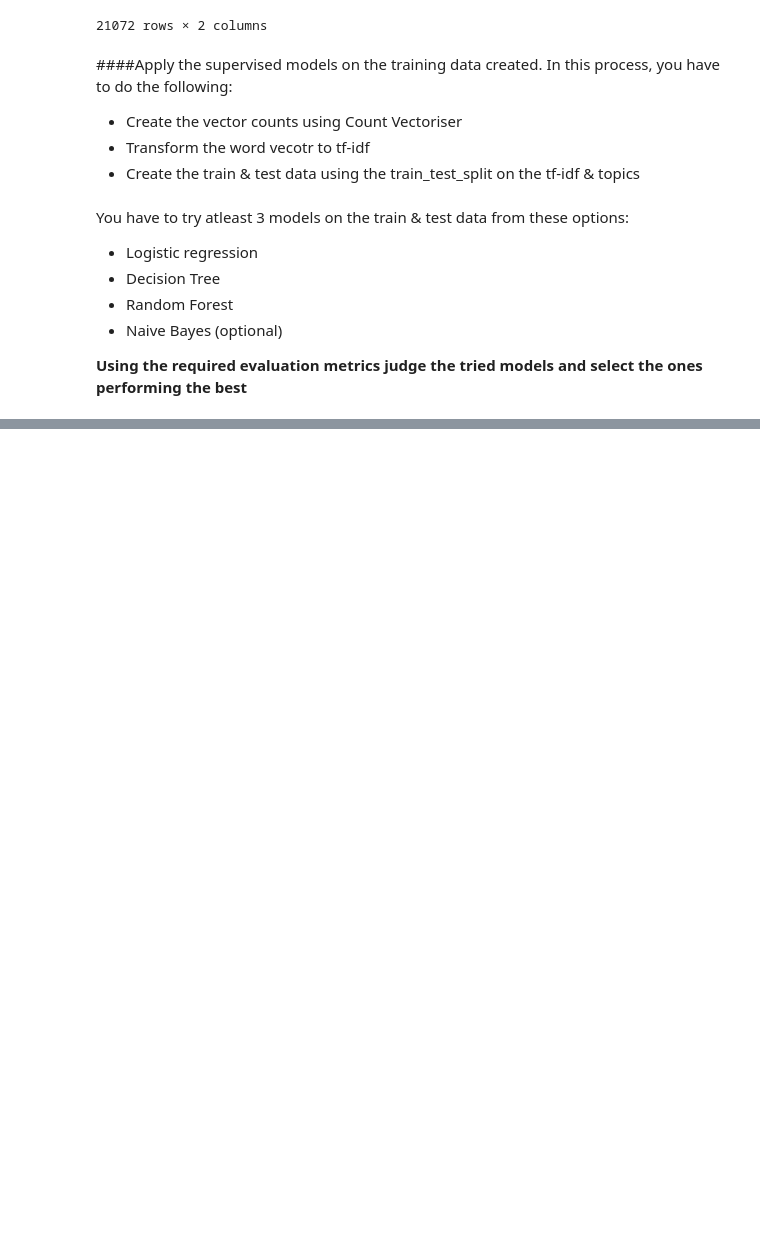
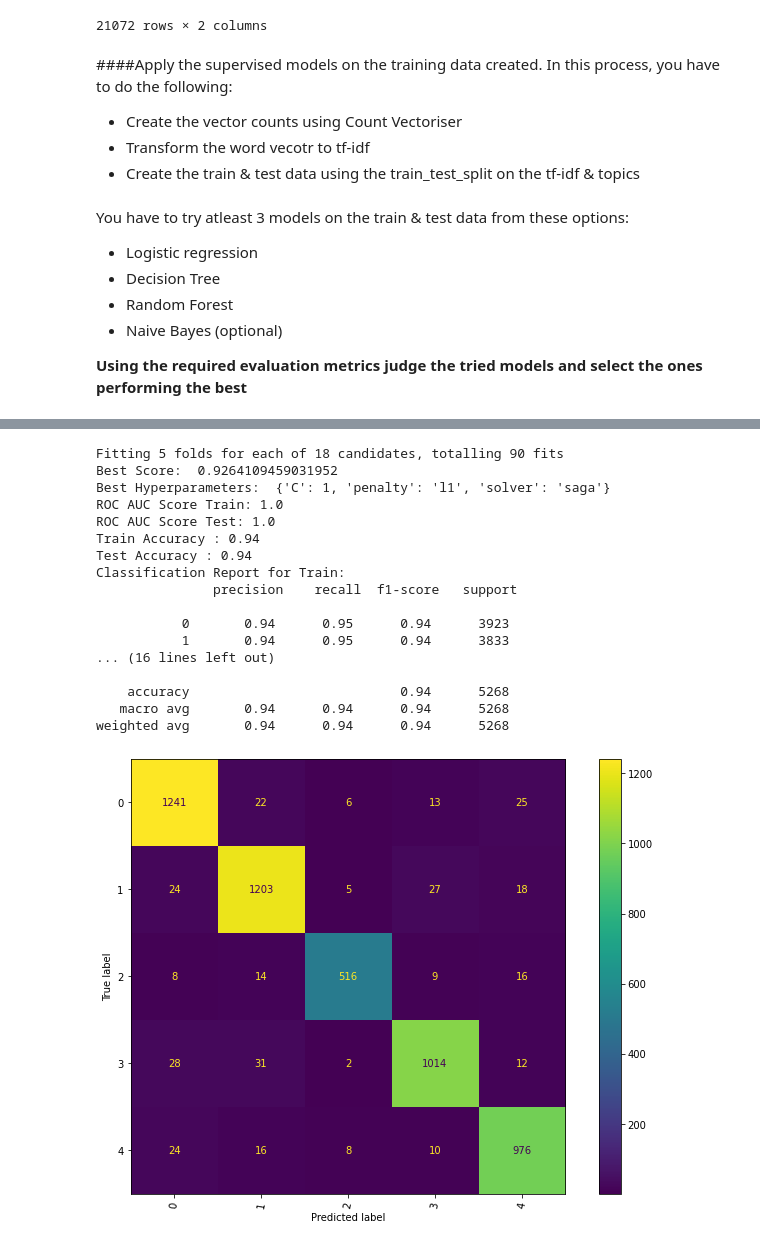
Before and after one commit to sivaprasadt246/Automatic_Ticket_Classification_Assignment, a Jupyter notebook: Automatic_Ticket_Classification_Assignment.ipynb, the cells around one changed output, grey strips where cells are left out. Saved outputs shown, nothing was run; the diff lists cells and outputs as text; code cells hidden in the pictures; blank space fills up the shorter version.

```diff
--- a/Automatic_Ticket_Classification_Assignment.ipynb
+++ b/Automatic_Ticket_Classification_Assignment.ipynb
@@ -738,0 +896,43 @@ You have to try atleast 3 models on the train & test data from these options:
+# %%
+# Logistic Regression with GridSearchCV
+
+# logistic regression
+log_reg = LogisticRegression()
+
+# hyperparameter for Logistic Regression
+log_params = {'C': [0.01, 1, 10],
+          'penalty': ['l1', 'l2'],
+          'solver': ['liblinear','newton-cg','saga']
+         }
+
+# create gridsearch object
+grid_search_log = grid_search(log_reg, folds, log_params, scoring=None)
+
+# fit model
+grid_search_log.fit(X_train, y_train)
+
+# print best hyperparameters
+print_best_score_params(grid_search_log)
+
+# Random Forest Classification Report
+metric2=[]
+display_classification_report(grid_search_log,metric2)
+# %% [output]
+Fitting 5 folds for each of 18 candidates, totalling 90 fits
+Best Score:  0.9264109459031952
+Best Hyperparameters:  {'C': 1, 'penalty': 'l1', 'solver': 'saga'}
+ROC AUC Score Train: 1.0
+ROC AUC Score Test: 1.0
+Train Accuracy : 0.94
+Test Accuracy : 0.94
+Classification Report for Train:
+               precision    recall  f1-score   support
+
+           0       0.94      0.95      0.94      3923
+           1       0.94      0.95      0.94      3833
+... (16 lines left out)
+
+    accuracy                           0.94      5268
+   macro avg       0.94      0.94      0.94      5268
+weighted avg       0.94      0.94      0.94      5268
+[figure, added]
```
Also changed, not shown: parts of 28 cells of this notebook.
